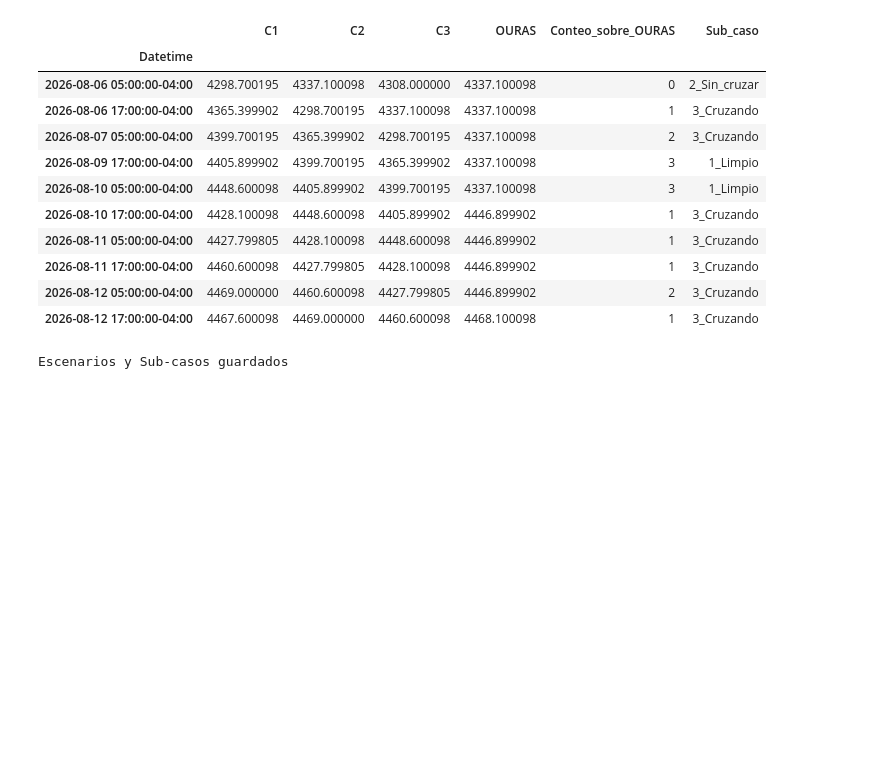
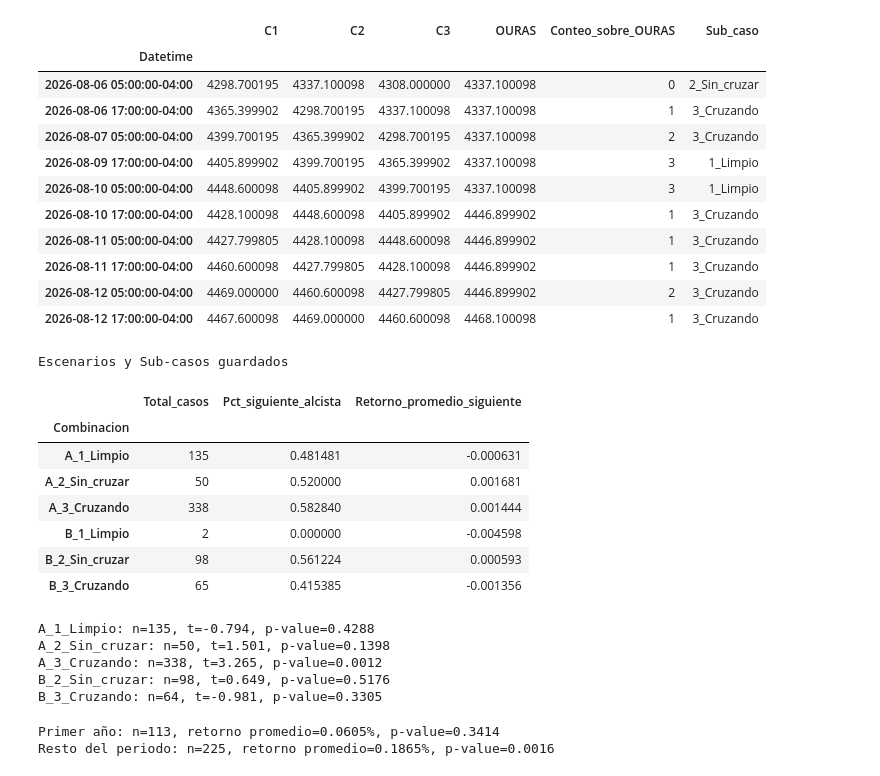
Before and after one commit to GrandTopG/QuantLab-by-Claude, a Jupyter notebook: notebooks/04_estrategia_h12_h4.ipynb, the cells around one changed output. Cells and saved outputs as stored; diff of their text form; code cells hidden in the pictures; blank space fills up the shorter version.

```diff
--- a/notebooks/04_estrategia_h12_h4.ipynb
+++ b/notebooks/04_estrategia_h12_h4.ipynb
@@ -175,3 +175,56 @@ datos_h12.to_csv("../data/XAUUSD_h12_completo.csv")
 print("Escenarios y Sub-casos guardados")
 # %% [output]
 Escenarios y Sub-casos guardados
+# %%
+datos_h12["Combinacion"] = "Ninguno"
+datos_h12.loc[datos_h12["Escenario_A"], "Combinacion"] = "A_" + datos_h12["Sub_caso"]
+datos_h12.loc[datos_h12["Escenario_B"], "Combinacion"] = "B_" + datos_h12["Sub_caso"]
+
+datos_h12["Retorno_vela_siguiente"] = datos_h12["Close"].pct_change().shift(-1)
+datos_h12["Siguiente_fue_alcista"] = datos_h12["Close"].shift(-1) > datos_h12["Open"].shift(-1)
+
+resumen_escenarios = datos_h12[datos_h12["Combinacion"] != "Ninguno"].groupby("Combinacion").agg(
+    Total_casos=("Combinacion", "count"),
+    Pct_siguiente_alcista=("Siguiente_fue_alcista", "mean"),
+    Retorno_promedio_siguiente=("Retorno_vela_siguiente", "mean")
+)
+
+resumen_escenarios
+# %% [output]
+|  | Total_casos | Pct_siguiente_alcista | Retorno_promedio_siguiente |
+| Combinacion |  |  |  |
+| A_1_Limpio | 135 | 0.481481 | -0.000631 |
+| A_2_Sin_cruzar | 50 | 0.520000 | 0.001681 |
+| A_3_Cruzando | 338 | 0.582840 | 0.001444 |
+| B_1_Limpio | 2 | 0.000000 | -0.004598 |
+| B_2_Sin_cruzar | 98 | 0.561224 | 0.000593 |
+| B_3_Cruzando | 65 | 0.415385 | -0.001356 |
+# %%
+from scipy import stats
+
+combinaciones = ["A_1_Limpio", "A_2_Sin_cruzar", "A_3_Cruzando", "B_2_Sin_cruzar", "B_3_Cruzando"]
+
+for combo in combinaciones:
+    retornos_combo = datos_h12[datos_h12["Combinacion"] == combo]["Retorno_vela_siguiente"].dropna()
+    t_stat, p_value = stats.ttest_1samp(retornos_combo, 0)
+    print(f"{combo}: n={len(retornos_combo)}, t={t_stat:.3f}, p-value={p_value:.4f}")
+# %% [output]
+A_1_Limpio: n=135, t=-0.794, p-value=0.4288
+A_2_Sin_cruzar: n=50, t=1.501, p-value=0.1398
+A_3_Cruzando: n=338, t=3.265, p-value=0.0012
+B_2_Sin_cruzar: n=98, t=0.649, p-value=0.5176
+B_3_Cruzando: n=64, t=-0.981, p-value=0.3305
+# %%
+datos_h12["Año"] = datos_h12.index.year
+
+primer_periodo = datos_h12[datos_h12["Año"] == datos_h12["Año"].min()]
+segundo_periodo = datos_h12[datos_h12["Año"] > datos_h12["Año"].min()]
+
+for nombre, periodo in [("Primer año", primer_periodo), ("Resto del periodo", segundo_periodo)]:
+    casos_a3 = periodo[periodo["Combinacion"] == "A_3_Cruzando"]["Retorno_vela_siguiente"].dropna()
+    if len(casos_a3) > 1:
+        t_stat, p_value = stats.ttest_1samp(casos_a3, 0)
+        print(f"{nombre}: n={len(casos_a3)}, retorno promedio={casos_a3.mean():.4%}, p-value={p_value:.4f}")
+# %% [output]
+Primer año: n=113, retorno promedio=0.0605%, p-value=0.3414
+Resto del periodo: n=225, retorno promedio=0.1865%, p-value=0.0016
```
Also changed, not shown: parts of 1 cell of this notebook, 4 other files.
